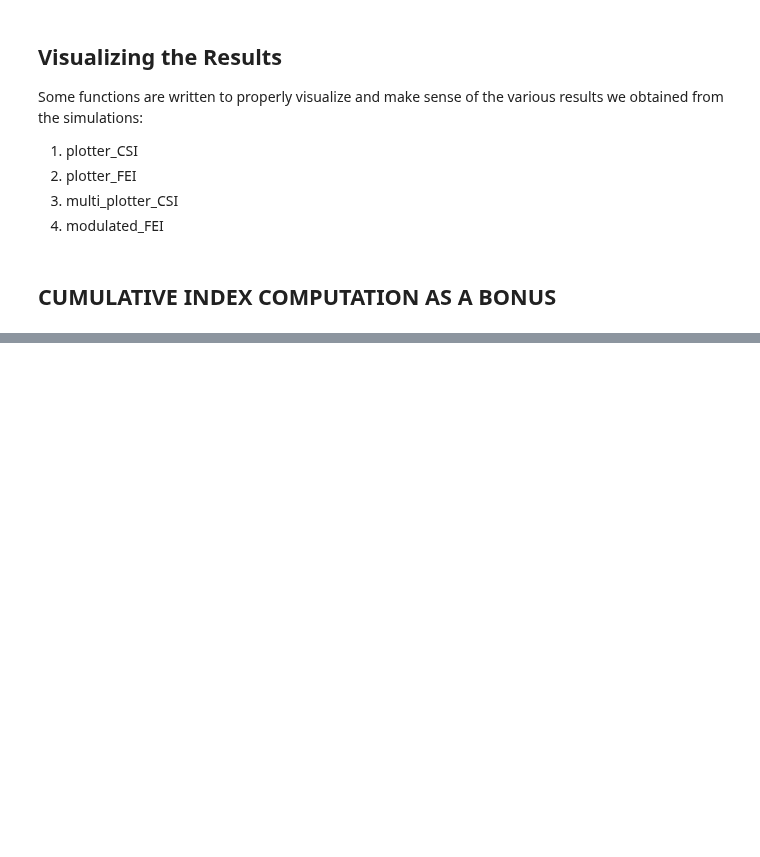
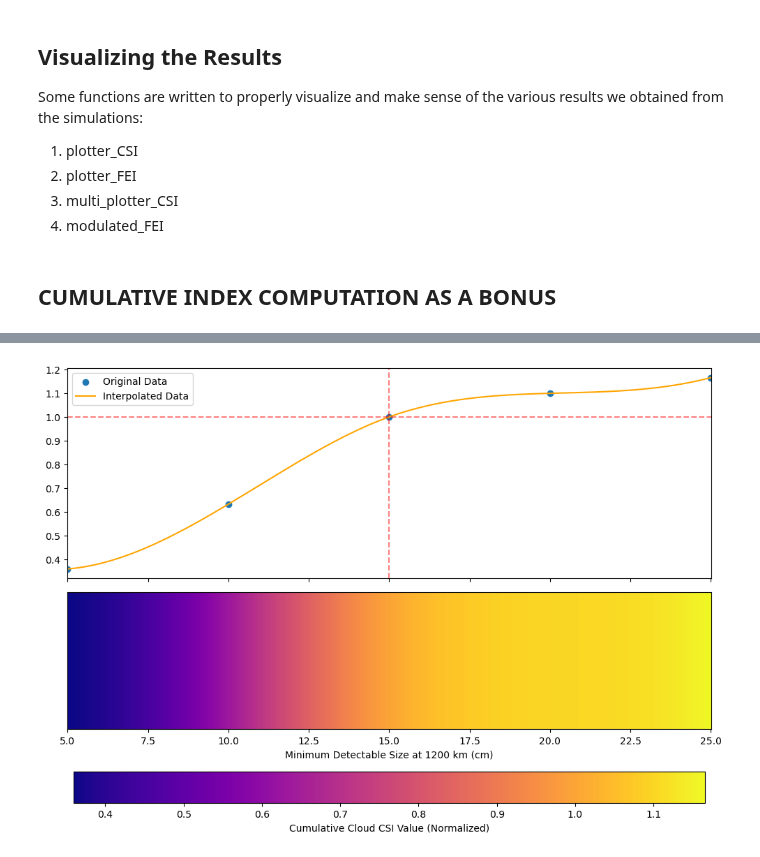
Before and after one commit to luigigisolfi/Updated_FEI_Computation, a Jupyter notebook: final_thesis_code.ipynb, the cells around one changed output, grey strips where cells are left out. Cells and saved outputs as stored; diff of their text form; code cells hidden in the pictures; blank space fills up the shorter version.

```diff
--- a/final_thesis_code.ipynb
+++ b/final_thesis_code.ipynb
@@ -1333,0 +1336,44 @@ fig.write_image(f'/Users/luigigisolfi/{str(nube)}/figures/Cumulative_Color_Bar_{
+# %%
+import matplotlib.pyplot as plt
+import numpy as np; np.random.seed(1)
+from scipy.interpolate import CubicSpline
+plt.rcParams["figure.figsize"] = 10,7
+
+
+# Example data (replace these with your actual data)
+
+# Sort and normalize
+y = np.sort(csi_cumulative_list) / np.sort(csi_cumulative_list)[2]
+x = np.sort(capability_list)
+
+degree = 2  # Degree of the polynomial
+coeffs = np.polyfit(x, y, degree)
+poly = np.poly1d(coeffs)
+
+# Interpolation
+x_new = np.linspace(x.min(), x.max(), 1000)  # New x-values for interpolation
+spline = CubicSpline(x, y)
+y_interpolated = spline(x_new)
+
+fig, (ax, ax2) = plt.subplots(nrows=2, sharex=True)
+
+extent = [x_new[0] - (x_new[1] - x_new[0]) / 2., x_new[-1] + (x_new[1] - x_new[0]) / 2., 0, 1]
+im = ax2.imshow(y_interpolated[np.newaxis, :], cmap="plasma", aspect="auto", extent=extent)
+ax2.set_yticks([])
+ax2.set_xlim(extent[0], extent[1])
+
+# Add colorbar
+cbar = plt.colorbar(im, ax=ax2, orientation='horizontal', pad=0.2)
+cbar.set_label('Cumulative Cloud CSI Value (Normalized)')
+
+ax.scatter(x, y, label='Original Data')
+ax.plot(x_new, y_interpolated, label='Interpolated Data', color='orange')
+ax.axhline(1, linestyle='--', color='red', alpha=0.5)
+ax.axvline(15, linestyle='--', color='red', alpha=0.5)
+ax2.set_xlabel('Minimum Detectable Size at 1200 km (cm)')
+ax.legend()
+
+plt.tight_layout()
+plt.show()
+# %% [output]
+[figure, added]
```
Also changed, not shown: parts of 3 cells of this notebook.
